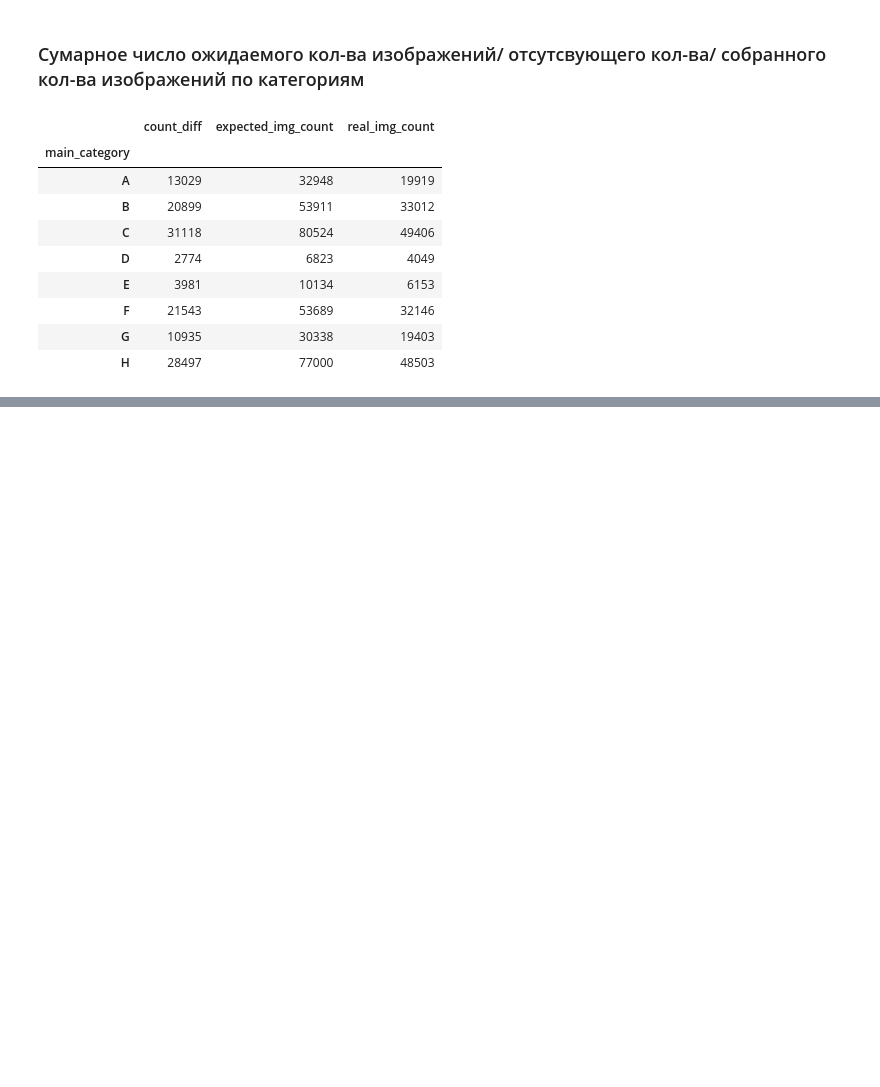
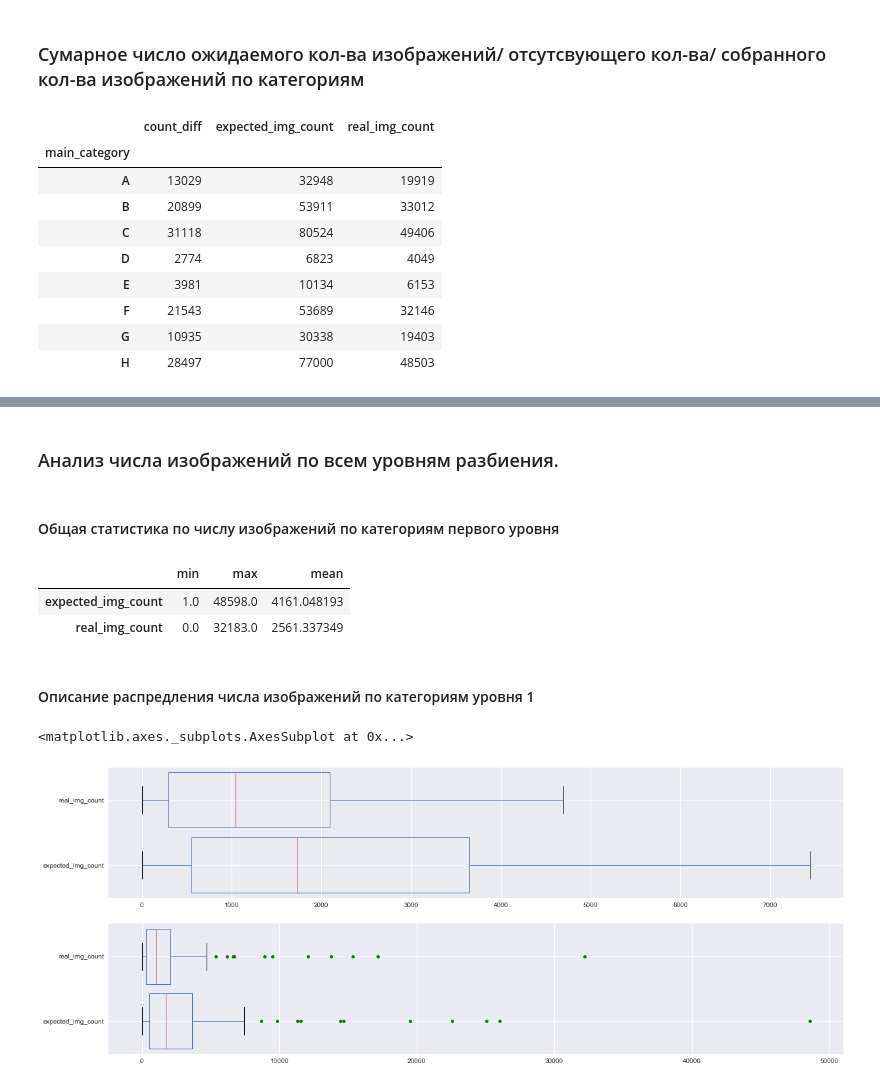
Before and after one commit to JointEntropy/practice_2, a Jupyter notebook: analyzer.ipynb, the cells around one changed output, grey strips where cells are left out. Cells and saved outputs as stored; diff of their text form; code cells hidden in the pictures; blank space fills up the shorter version.

```diff
--- a/analyzer.ipynb
+++ b/analyzer.ipynb
@@ -102,0 +154,27 @@ df.pivot_table(values=['count_diff','expected_img_count','real_img_count'],index
+# %% [markdown]
+### Анализ числа изображений по всем уровням разбиения.
+# %% [markdown]
+####   Общая статистика по числу изображений по категориям первого уровня
+# %%
+level1_img_stats =  df.groupby('level1')[['expected_img_count','real_img_count']].sum()
+level1_img_stats.agg(['min','max','mean']).T
+# %% [output]
+|  | min | max | mean |
+| expected_img_count | 1.0 | 48598.0 | 4161.048193 |
+| real_img_count | 0.0 | 32183.0 | 2561.337349 |
+# %% [markdown]
+#### Описание распредления числа изображений по категориям уровня 1
+# %%
+_, axes = plt.subplots(nrows=2, ncols=1,figsize=(20,8))
+#sns.boxplot(x='expected_img_count', data=level1_img_stats)
+level1_img_stats.plot.box(widths=0.85,vert=False,showfliers=False,
+                          flierprops={'markersize':5, 'marker':'o', 'markerfacecolor':'green'},
+                          ax=axes[0]
+                         )
+level1_img_stats.plot.box(widths=0.85,vert=False,showfliers=True,
+                          flierprops={'markersize':5, 'marker':'o', 'markerfacecolor':'green'},
+                          ax=axes[1]
+                         )
+# %% [output]
+<matplotlib.axes._subplots.AxesSubplot at 0x...>
+[figure, added]
```
Also changed, not shown: parts of 18 cells of this notebook.
